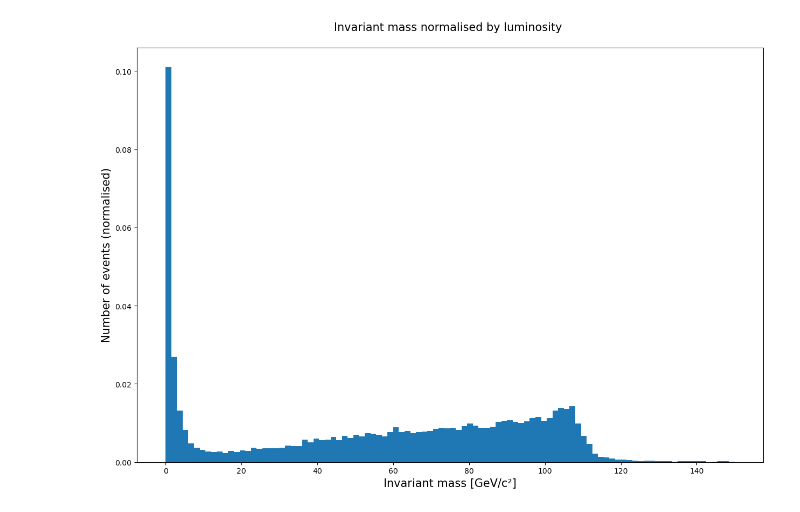
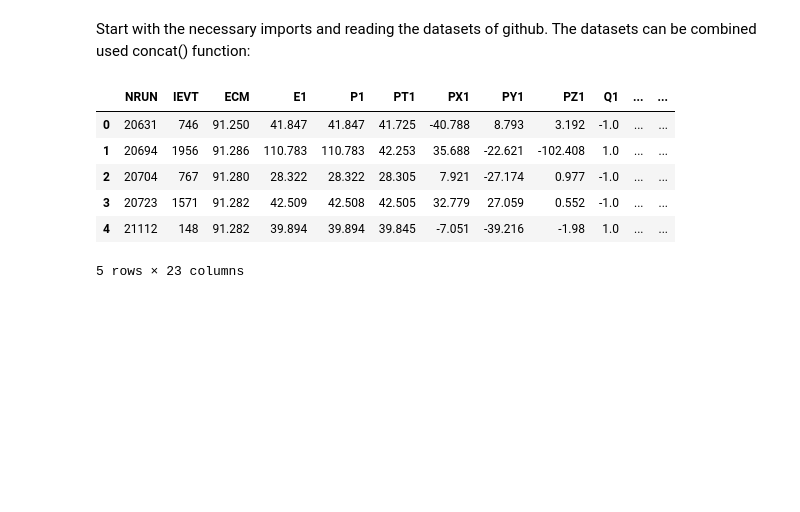
Before and after one commit to kraikisto/CERN_LEP_Z_boson, a Jupyter notebook: fulldata_no_lum.ipynb, the cells around one changed output. Drawn from its saved outputs; the diff is of its cells as text; code cells hidden in the pictures; blank space fills up the shorter version.

```diff
--- a/fulldata_no_lum.ipynb
+++ b/fulldata_no_lum.ipynb
@@ -1,29 +1,22 @@
+# %% [markdown]
+Start with the necessary imports and reading the datasets of github. The datasets can be combined used concat() function:
 # %%
 import pandas as pd
 import matplotlib.pyplot as plt
 import numpy as np
 from scipy.optimize import curve_fit
 
 dataset91 = pd.read_csv('https://raw.githubusercontent.com/kraikisto/CERN_LEP_Z_boson/main/dimuon_short91_f1_000.csv.gz',index_col=False)
 dataset92 = pd.read_csv('https://raw.githubusercontent.com/kraikisto/CERN_LEP_Z_boson/main/dimuon_short92_e2_000.csv.gz',index_col=False)
 dataset93 = pd.read_csv('https://raw.githubusercontent.com/kraikisto/CERN_LEP_Z_boson/main/dimuon_short93_d2_000.csv.gz',index_col=False)
 dataset94 = pd.read_csv('https://raw.githubusercontent.com/kraikisto/CERN_LEP_Z_boson/main/dimuon_short94_c2_000.csv.gz',index_col=False)
-
 dataset = pd.concat([dataset91, dataset92, dataset93, dataset94])
-
-#since invariant mass isn't calculated let's do it here:
-dataset["ETA1"] = - np.log(np.tan(dataset.THETA1/2))
-dataset["ETA2"] = - np.log(np.tan(dataset.THETA2/2))
-dataset["M"] = np.sqrt(2*dataset.PT1*dataset.PT2*(np.cosh(dataset.ETA1 - dataset.ETA2) - np.cos(dataset.PHI1 - dataset.PHI2)))
-
-#not weighted by luminosity
-fig = plt.figure(figsize=(15, 10))
-plt.hist(dataset.M, bins=100, range=(0,150), density = True)
-
-plt.xlabel('Invariant mass [GeV/c²]', fontsize=15)
-plt.ylabel('Number of events (normalised)', fontsize=15)
-plt.title('Invariant mass normalised by luminosity \n', fontsize=15)
-
-plt.show()
+dataset.head()
 # %% [output]
-[figure, removed]
+|  | NRUN | IEVT | ECM | E1 | P1 | PT1 | PX1 | PY1 | PZ1 | Q1 | ... | ... |
+| 0 | 20631 | 746 | 91.250 | 41.847 | 41.847 | 41.725 | -40.788 | 8.793 | 3.192 | -1.0 | ... | ... |
+| 1 | 20694 | 1956 | 91.286 | 110.783 | 110.783 | 42.253 | 35.688 | -22.621 | -102.408 | 1.0 | ... | ... |
+| 2 | 20704 | 767 | 91.280 | 28.322 | 28.322 | 28.305 | 7.921 | -27.174 | 0.977 | -1.0 | ... | ... |
+| 3 | 20723 | 1571 | 91.282 | 42.509 | 42.508 | 42.505 | 32.779 | 27.059 | 0.552 | -1.0 | ... | ... |
+| 4 | 21112 | 148 | 91.282 | 39.894 | 39.894 | 39.845 | -7.051 | -39.216 | -1.98 | 1.0 | ... | ... |
+5 rows × 23 columns
```
Also changed, not shown: parts of 15 cells of this notebook, 2 other files.
